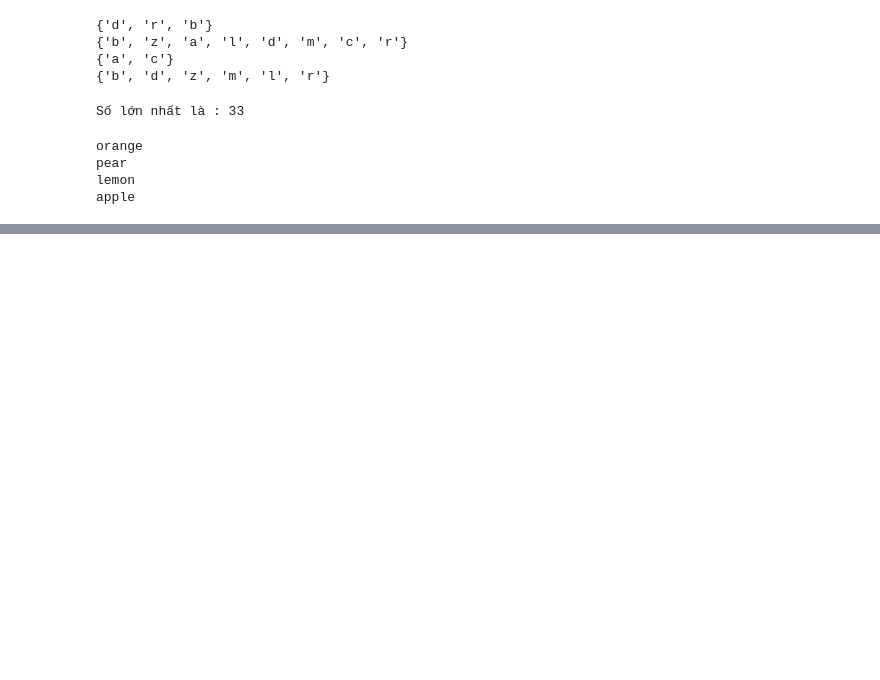
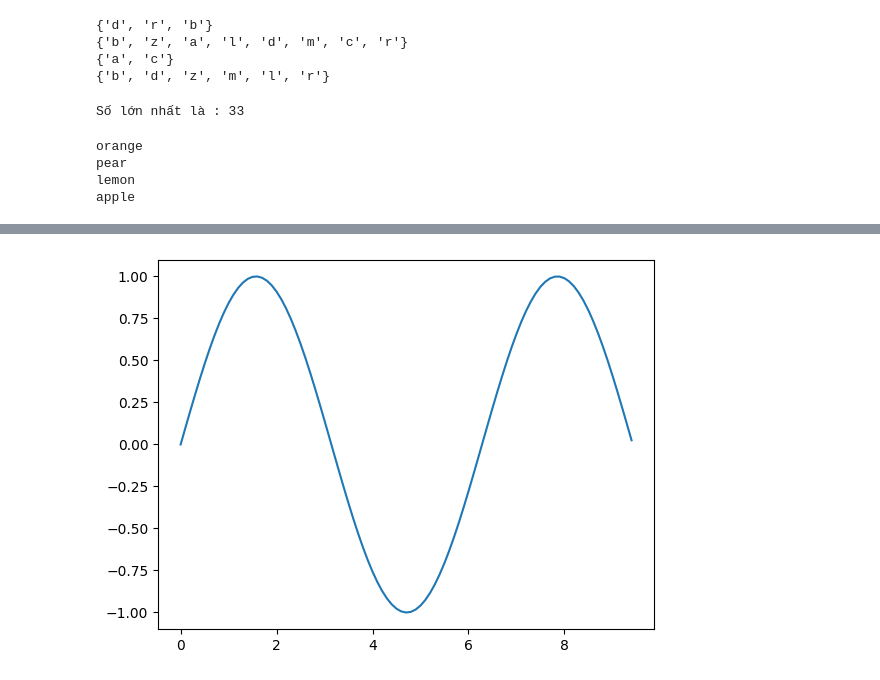
Before and after one commit to DytAn01/sgu25_data_analytics, a Jupyter notebook: Python.ipynb, the cells around one changed output, grey strips where cells are left out. Drawn from its saved outputs; the diff is of its cells as text; code cells hidden in the pictures; blank space fills up the shorter version.

```diff
--- a/Python.ipynb
+++ b/Python.ipynb
@@ -429,0 +867,16 @@ apple
+# %%
+# Ví dụ: Vẽ biểu đồ hình sin
+import numpy as np # thư viện numpy
+import matplotlib.pyplot as plt # thư viện pyplot
+
+# chia đoạn từ 0 đến 3π thành
+# các đoạn con 0.1
+x = np.arange(0, 3 * np.pi, 0.1)
+# tính sin tương ứng với từng phần tử của x
+y = np.sin(x)
+# vẽ biểu đồ tương quan giữa x và y
+plt.plot(x, y)
+# hiển thị biểu đồ
+plt.show()
+# %% [output]
+[figure, added]
```
Also changed, not shown: parts of 90 cells of this notebook.
